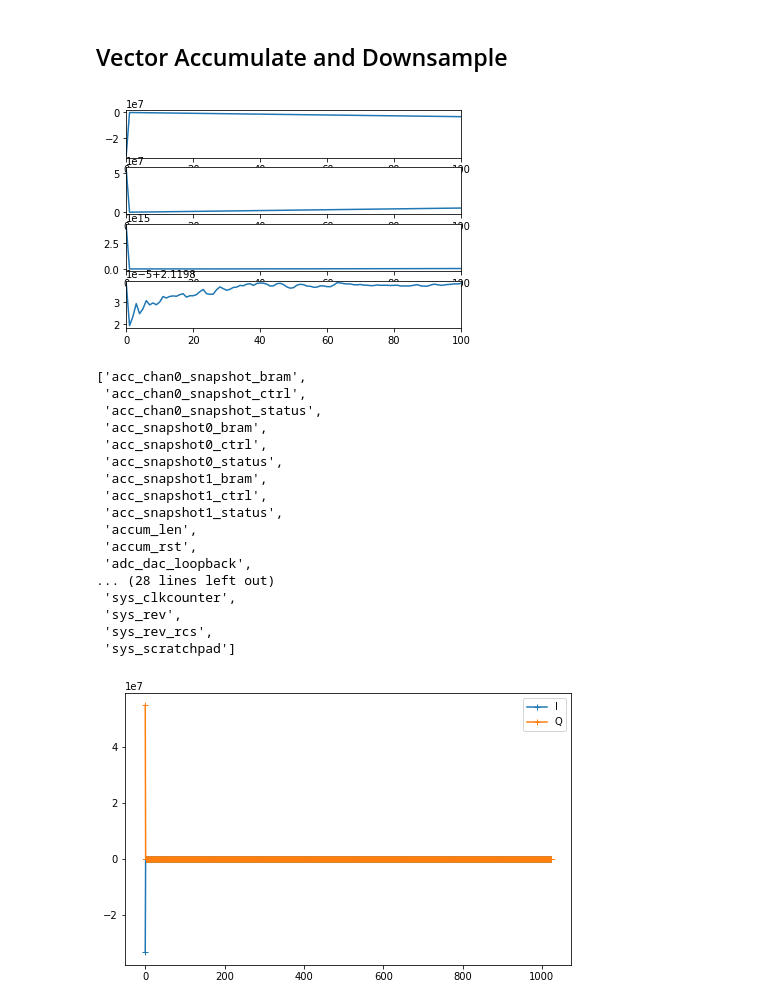
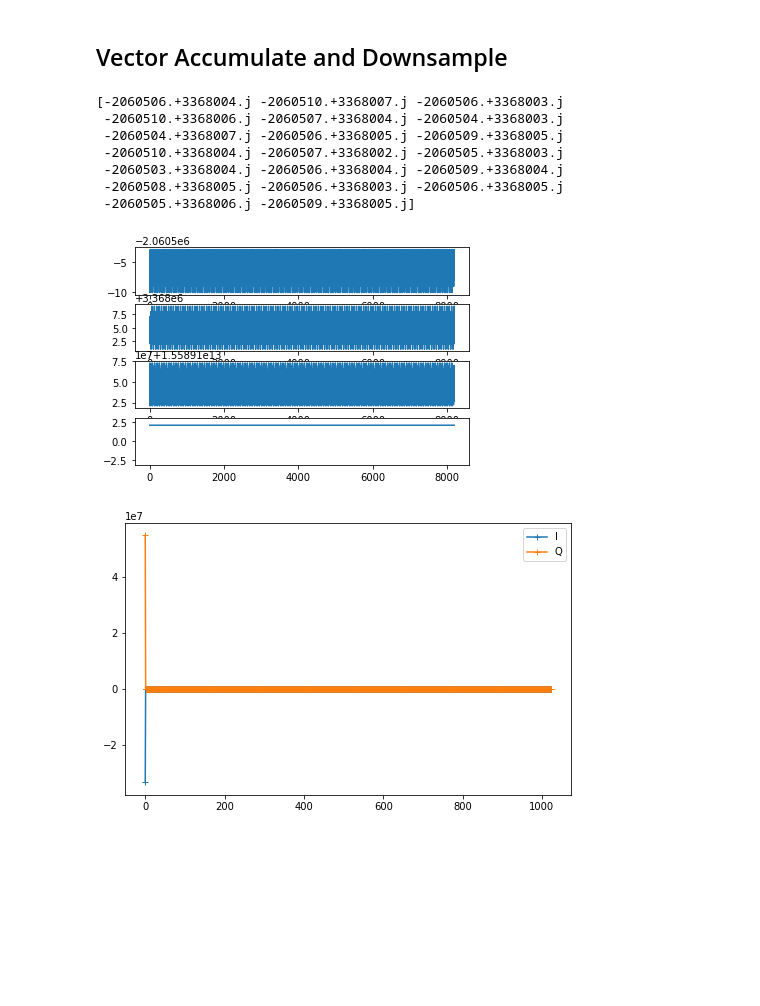
Before and after one commit to realtimeradio/umanc, a Jupyter notebook: souk/BLAST-Firmware-casperfpga.ipynb, the cells around one changed output. Cells and saved outputs as stored; diff of their text form; code cells hidden in the pictures; blank space fills up the shorter version.

Commit message:
Update for latest firmware. Change acc len
Make acc-len non power-of-2, so consecutive accumulations come out almost, but not exactly bitwise identical

```diff
--- a/souk/BLAST-Firmware-casperfpga.ipynb
+++ b/souk/BLAST-Firmware-casperfpga.ipynb
@@ -633,41 +633,30 @@ def get_chan0_samples():
     return cv
 # %%
 chan0 = get_chan0_samples()
+print(chan0[0:20])
 plt.subplot(4,1,1)
 plt.plot(np.real(chan0))
-plt.xlim(0,100)
+#plt.xlim(0,100)
 plt.subplot(4,1,2)
 plt.plot(np.imag(chan0))
-plt.xlim(0,100)
+#plt.xlim(0,100)
 plt.subplot(4,1,3)
 plt.plot(np.abs(chan0)**2)
-plt.xlim(0,100)
+#plt.xlim(0,100)
 plt.subplot(4,1,4)
 plt.plot(np.angle(chan0))
-plt.xlim(0,100)
+#plt.xlim(0,100)
+plt.ylim(-3.142, +3.142)
 plt.show()
 # %% [output]
+[-2060506.+3368004.j -2060510.+3368007.j -2060506.+3368003.j
+ -2060510.+3368006.j -2060507.+3368004.j -2060504.+3368003.j
+ -2060504.+3368007.j -2060506.+3368005.j -2060509.+3368005.j
+ -2060510.+3368004.j -2060507.+3368002.j -2060505.+3368003.j
+ -2060503.+3368004.j -2060506.+3368004.j -2060509.+3368004.j
+ -2060508.+3368005.j -2060506.+3368003.j -2060506.+3368005.j
+ -2060505.+3368006.j -2060509.+3368005.j]
-[figure, old version]
+[figure, new version]
-# %%
-fpga.listdev()
-# %% [output]
-['acc_chan0_snapshot_bram',
- 'acc_chan0_snapshot_ctrl',
- 'acc_chan0_snapshot_status',
- 'acc_snapshot0_bram',
- 'acc_snapshot0_ctrl',
- 'acc_snapshot0_status',
- 'acc_snapshot1_bram',
- 'acc_snapshot1_ctrl',
- 'acc_snapshot1_status',
- 'accum_len',
- 'accum_rst',
- 'adc_dac_loopback',
-... (28 lines left out)
- 'sys_clkcounter',
- 'sys_rev',
- 'sys_rev_rcs',
- 'sys_scratchpad']
 # %%
 accum_IQ_dat = get_accum_data()
 Iacc_f = accum_IQ_dat.real
```
Also changed, not shown: parts of 9 cells of this notebook.
